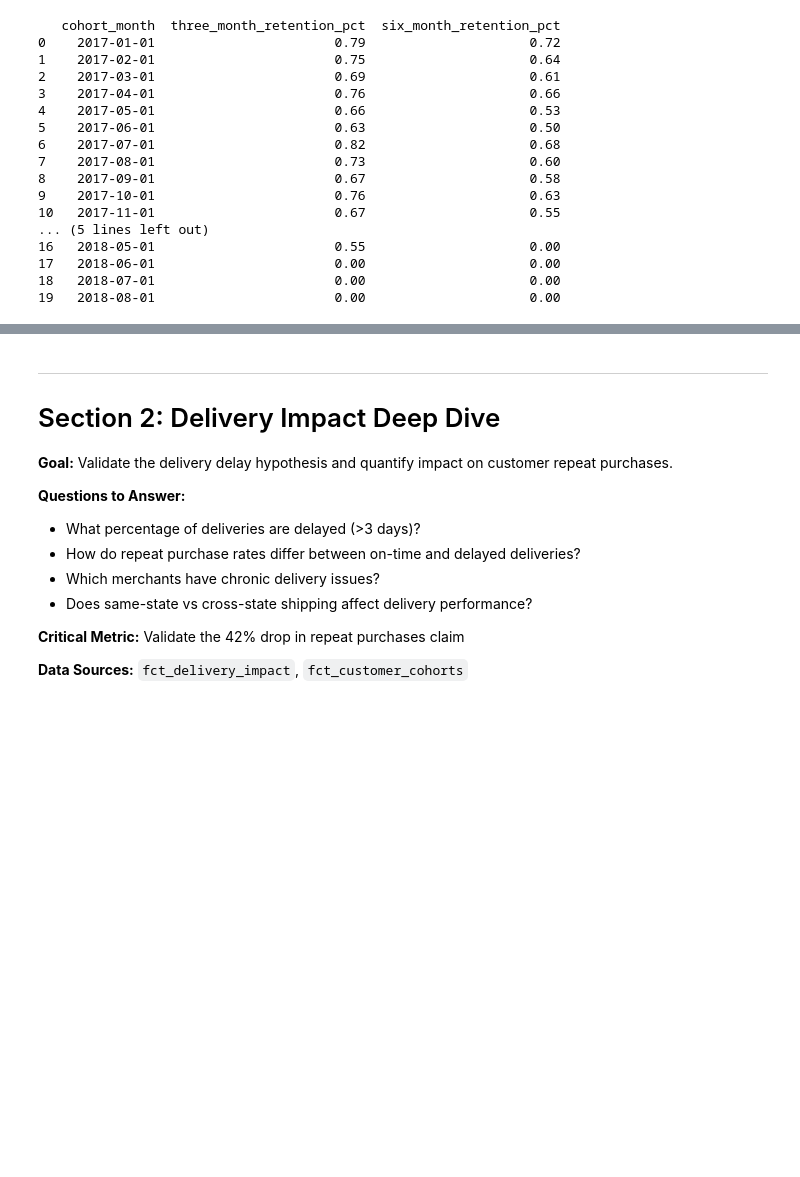
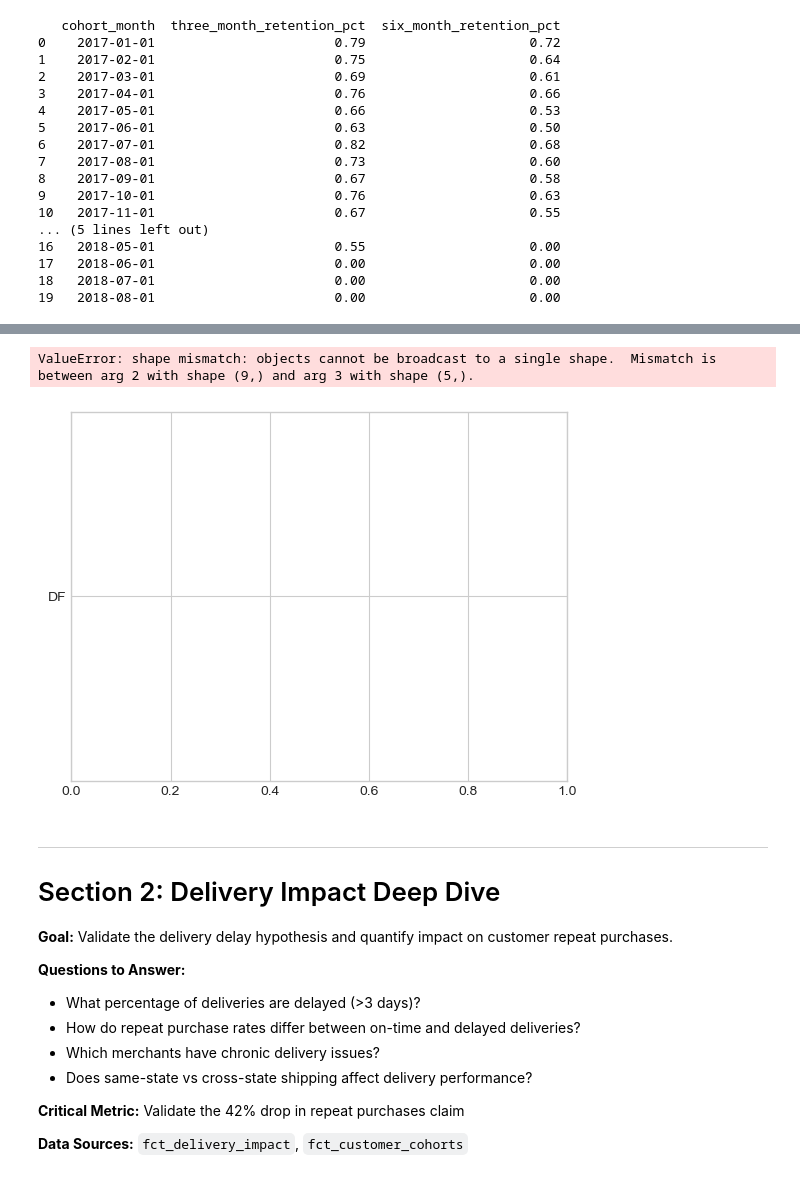
Before and after one commit to ArdahanDogru/olist-ecommerce-analytics, a Jupyter notebook: notebooks/delivery_impact_recommendations.ipynb, the cells around one changed output, grey strips where cells are left out. Saved outputs shown, nothing was run; the diff lists cells and outputs as text; code cells hidden in the pictures; blank space fills up the shorter version.

```diff
--- a/notebooks/delivery_impact_recommendations.ipynb
+++ b/notebooks/delivery_impact_recommendations.ipynb
@@ -229,3 +266,12 @@ print(retentions_by_state)
+# %%
+x = retentions_by_state['seller_state'][:-4]
+y = retentions_by_state['six_month_retention_pct']
+
+plt.barh(x, y)
+plt.show()
+# %% [output]
+ValueError: shape mismatch: objects cannot be broadcast to a single shape.  Mismatch is between arg 2 with shape (9,) and arg 3 with shape (5,).
+[figure, added]
 # %%
 # Take top 5 and bottom 4 states by 6-month retention
 # Horizontal bar chart
```
Also changed, not shown: parts of 5 cells of this notebook.
